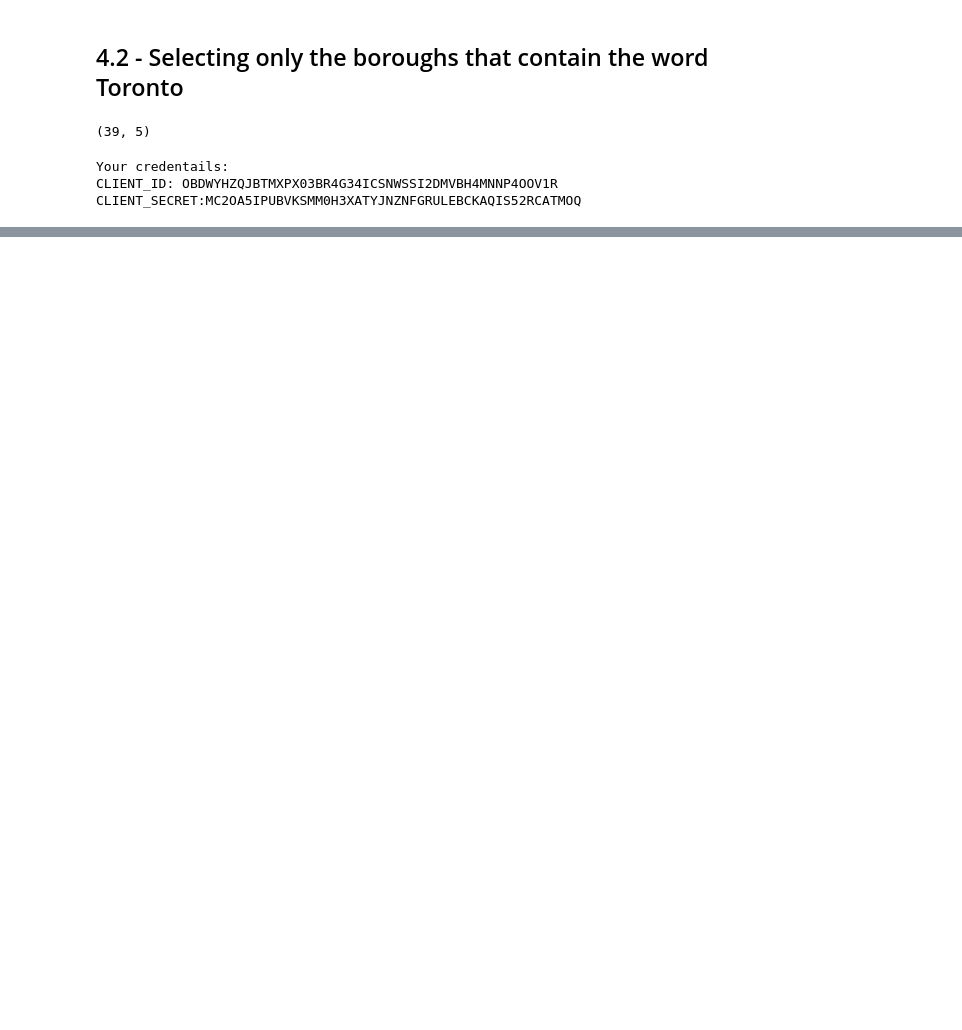
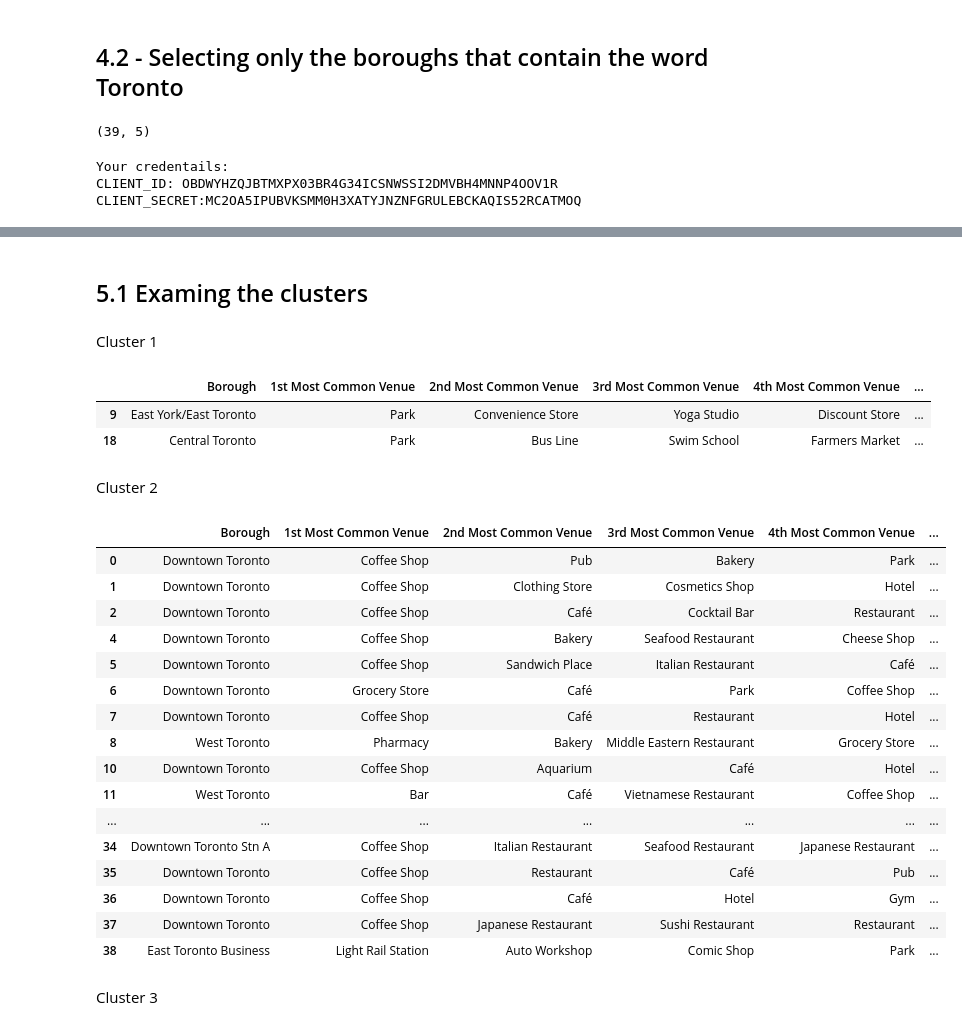
Before and after one commit to wei1347/Applied-Data-Science-Capstone, a Jupyter notebook: Segmenting_and_Clustering_Neighborhoods_in_Toronto_Week3.ipynb, the cells around one changed output, grey strips where cells are left out. Cells and saved outputs as stored; diff of their text form; code cells hidden in the pictures; blank space fills up the shorter version.

```diff
--- a/Segmenting_and_Clustering_Neighborhoods_in_Toronto_Week3.ipynb
+++ b/Segmenting_and_Clustering_Neighborhoods_in_Toronto_Week3.ipynb
@@ -235,0 +321,22 @@ borough_neighborhood_venues.head()
+# %%
+num_top_venues = 10
+
+indicators = ['st', 'nd', 'rd']
+
+# create columns according to number of top venues
+columns = ['Borough', 'Neighborhood']
+for ind in np.arange(num_top_venues):
+    try:
+        columns.append('{}{} Most Common Venue'.format(ind+1, indicators[ind]))
+    except:
+        columns.append('{}th Most Common Venue'.format(ind+1))
+
+# create a new dataframe
+neighborhoods_venues_sorted = pd.DataFrame(columns=columns)
+neighborhoods_venues_sorted['Borough'] = toronto_grouped['Borough']
+neighborhoods_venues_sorted['Neighborhood'] = toronto_grouped['Neighborhoods']
+
+for ind in np.arange(toronto_grouped.shape[0]):
+    neighborhoods_venues_sorted.iloc[ind, 2:] = return_most_common_venues(toronto_grouped.iloc[ind, :], num_top_venues)
+
+neighborhoods_venues_sorted.head()
@@ -235,0 +352,11 @@ borough_neighborhood_venues.head()
+# %%
+# set number of clusters
+kclusters = 5
+
+toronto_grouped_clustering = toronto_grouped.drop(['Borough', 'Neighborhoods'], 1)
+
+# run k-means clustering
+kmeans = KMeans(init='k-means++', n_clusters=kclusters, random_state=1, max_iter=1000).fit(toronto_grouped_clustering)
+
+# check cluster labels generated for each row in the dataframe
+kmeans.labels_[0:10]
@@ -235,0 +365,10 @@ borough_neighborhood_venues.head()
+# %%
+# add clustering labels
+neighborhoods_venues_sorted['Cluster Labels'] = kmeans.labels_
+
+toronto_merged = df_toronto_borough.copy()
+
+# merge toronto_grouped with df_toronto_borough to add latitude/longitude for each neighborhood
+toronto_merged = toronto_merged.join(neighborhoods_venues_sorted.drop(['Borough'], axis=1).set_index('Neighborhood'), on='Neighborhood')
+
+toronto_merged.head() # check the last columns!
@@ -235,0 +408,34 @@ borough_neighborhood_venues.head()
+# %% [markdown]
+## 5.1 Examing the clusters
+# %% [markdown]
+Cluster 1
+# %%
+toronto_merged.loc[toronto_merged['Cluster Labels'] == 0, toronto_merged.columns[[1] + list(range(5, toronto_merged.shape[1]))]]
+# %% [output]
+|  | Borough | 1st Most Common Venue | 2nd Most Common Venue | 3rd Most Common Venue | 4th Most Common Venue | ... |
+| 9 | East York/East Toronto | Park | Convenience Store | Yoga Studio | Discount Store | ... |
+| 18 | Central Toronto | Park | Bus Line | Swim School | Farmers Market | ... |
+# %% [markdown]
+Cluster 2
+# %%
+toronto_merged.loc[toronto_merged['Cluster Labels'] == 1, toronto_merged.columns[[1] + list(range(5, toronto_merged.shape[1]))]]
+# %% [output]
+|  | Borough | 1st Most Common Venue | 2nd Most Common Venue | 3rd Most Common Venue | 4th Most Common Venue | ... |
+| 0 | Downtown Toronto | Coffee Shop | Pub | Bakery | Park | ... |
+| 1 | Downtown Toronto | Coffee Shop | Clothing Store | Cosmetics Shop | Hotel | ... |
+| 2 | Downtown Toronto | Coffee Shop | Café | Cocktail Bar | Restaurant | ... |
+| 4 | Downtown Toronto | Coffee Shop | Bakery | Seafood Restaurant | Cheese Shop | ... |
+| 5 | Downtown Toronto | Coffee Shop | Sandwich Place | Italian Restaurant | Café | ... |
+| 6 | Downtown Toronto | Grocery Store | Café | Park | Coffee Shop | ... |
+| 7 | Downtown Toronto | Coffee Shop | Café | Restaurant | Hotel | ... |
+| 8 | West Toronto | Pharmacy | Bakery | Middle Eastern Restaurant | Grocery Store | ... |
+| 10 | Downtown Toronto | Coffee Shop | Aquarium | Café | Hotel | ... |
+| 11 | West Toronto | Bar | Café | Vietnamese Restaurant | Coffee Shop | ... |
+| ... | ... | ... | ... | ... | ... | ... |
+| 34 | Downtown Toronto Stn A | Coffee Shop | Italian Restaurant | Seafood Restaurant | Japanese Restaurant | ... |
+| 35 | Downtown Toronto | Coffee Shop | Restaurant | Café | Pub | ... |
+| 36 | Downtown Toronto | Coffee Shop | Café | Hotel | Gym | ... |
+| 37 | Downtown Toronto | Coffee Shop | Japanese Restaurant | Sushi Restaurant | Restaurant | ... |
+| 38 | East Toronto Business | Light Rail Station | Auto Workshop | Comic Shop | Park | ... |
+# %% [markdown]
+Cluster 3
```
Also changed, not shown: parts of 20 cells of this notebook.
